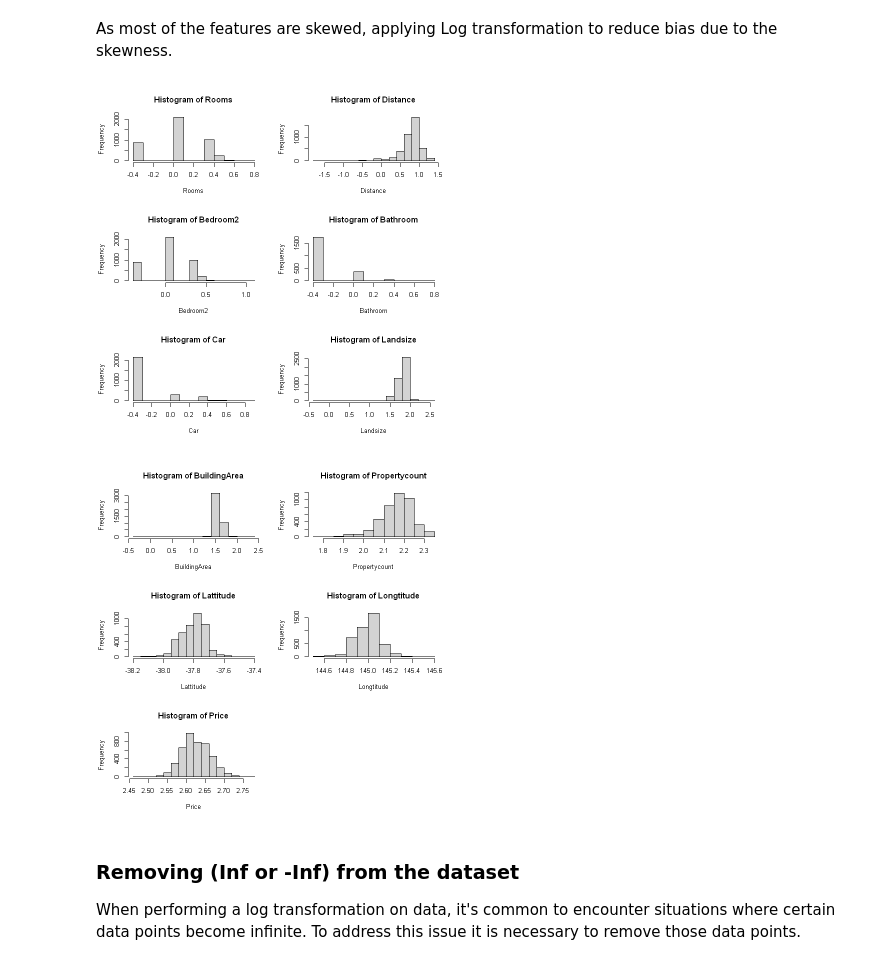
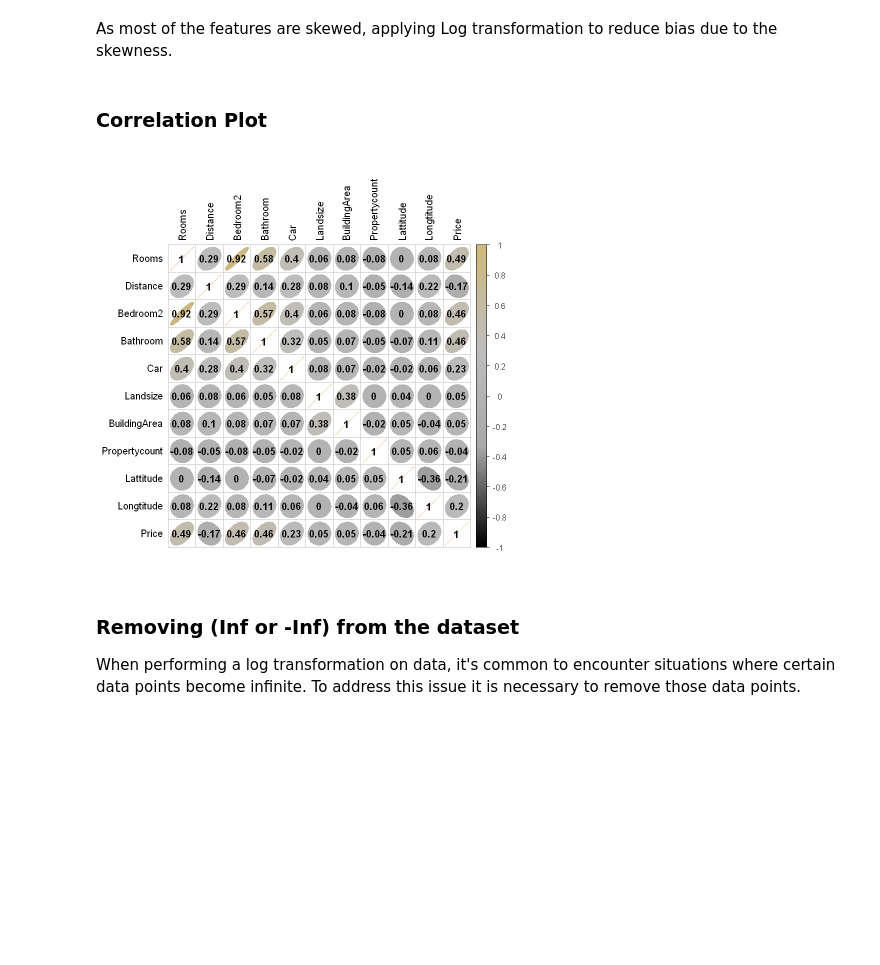
Before and after one commit to santhosh1299/Final-Project, a Jupyter notebook: project.ipynb, the cells around one changed output. Cells and saved outputs as stored; diff of their text form; code cells hidden in the pictures; blank space fills up the shorter version.

```diff
--- a/project.ipynb
+++ b/project.ipynb
@@ -104,16 +104,14 @@ data$Landsize <- log(data$Landsize)
 data$BuildingArea <- log(data$BuildingArea)
 data$Propertycount <- log(data$Propertycount)
 data$Price <- log(data$Price)
-# %%
-
-par(mfrow=c(3, 2))
-# Loop through each column and plot its histogram
-for (col in names(log_trans_data)) {
-  hist(log_trans_data[[col]], main=paste("Histogram of", col), xlab=col)
-}
-# %% [output]
-[figure, removed]
-[figure, removed]
+# %% [markdown]
+### Correlation Plot
+# %%
+library(corrplot)
+col4 = colorRampPalette(c("black", "darkgrey", "grey","#CFB87C"))
+corrplot(cor(data_num), method = "ellipse", col = col4(100),  addCoef.col = "black", tl.col = "black")
+# %% [output]
+[figure, added]
 # %% [markdown]
 ### Removing (Inf or -Inf) from the dataset
 
```
Also changed, not shown: parts of 15 cells of this notebook, 3 other files.
